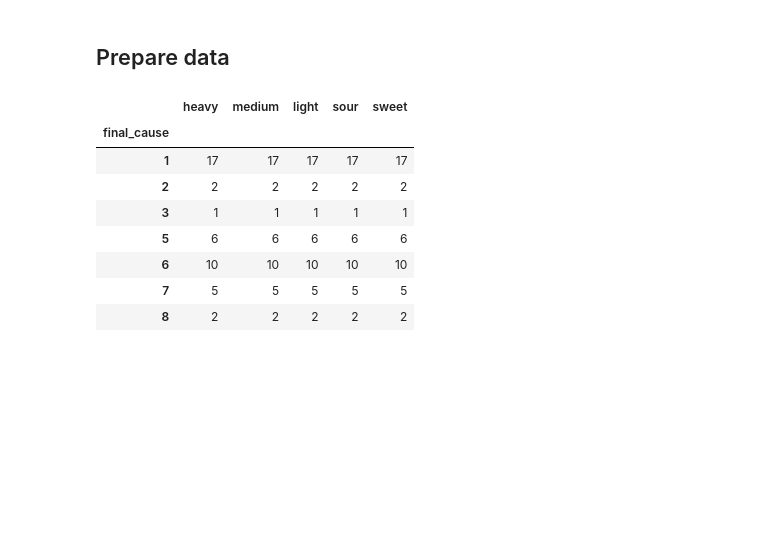
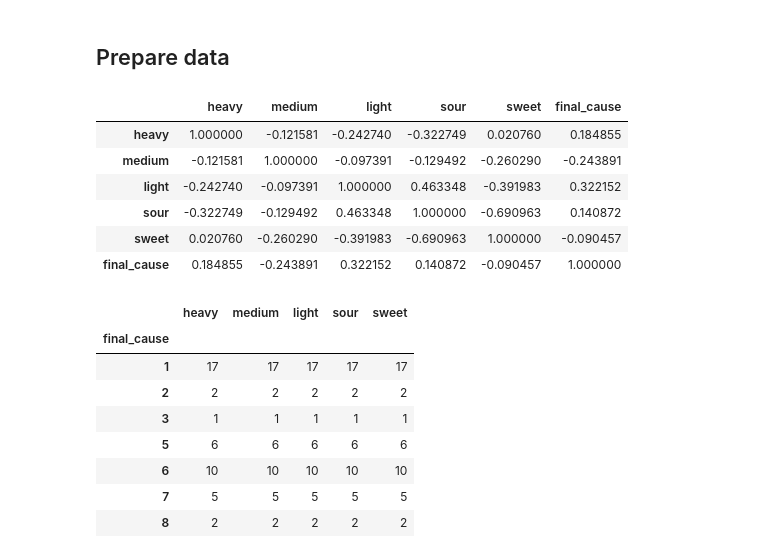
Before and after one commit to cameronmackinnon/crude_oil_accidents, a Jupyter notebook: src/dataset_E.ipynb, the cells around one changed output. Saved outputs shown, nothing was run; the diff lists cells and outputs as text; code cells hidden in the pictures; blank space fills up the shorter version.

```diff
--- a/src/dataset_E.ipynb
+++ b/src/dataset_E.ipynb
@@ -156,6 +165,16 @@ Report already exists.
 # ML Models
 # %% [markdown]
 ## Prepare data
+# %%
+test_df.corr()
+# %% [output]
+|  | heavy | medium | light | sour | sweet | final_cause |
+| heavy | 1.000000 | -0.121581 | -0.242740 | -0.322749 | 0.020760 | 0.184855 |
+| medium | -0.121581 | 1.000000 | -0.097391 | -0.129492 | -0.260290 | -0.243891 |
+| light | -0.242740 | -0.097391 | 1.000000 | 0.463348 | -0.391983 | 0.322152 |
+| sour | -0.322749 | -0.129492 | 0.463348 | 1.000000 | -0.690963 | 0.140872 |
+| sweet | 0.020760 | -0.260290 | -0.391983 | -0.690963 | 1.000000 | -0.090457 |
+| final_cause | 0.184855 | -0.243891 | 0.322152 | 0.140872 | -0.090457 | 1.000000 |
 # %%
 test_df.groupby(['final_cause']).count()
 # %% [output]
```
Also changed, not shown: parts of 5 cells of this notebook, 4 other files.
